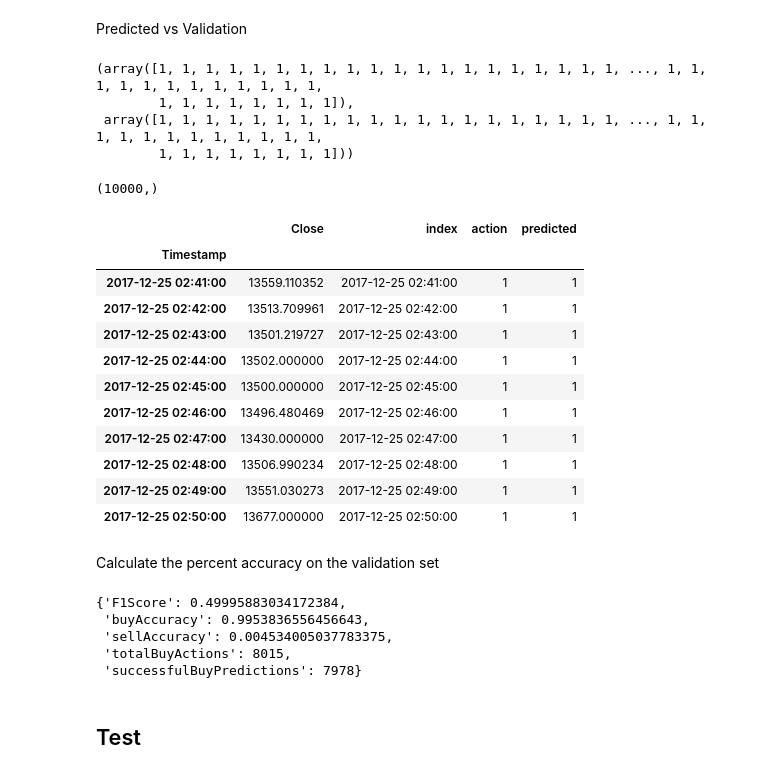
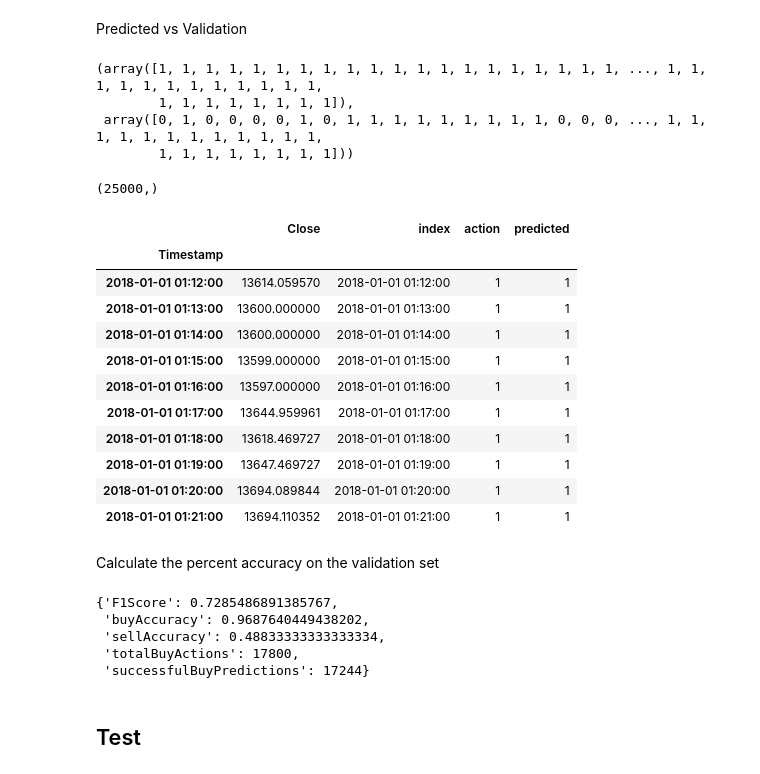
Before and after one commit to iaghidro/stock-predictor, a Jupyter notebook: fastAI/binaryClassificationBTC.ipynb, the cells around one changed output. Drawn from its saved outputs; the diff is of its cells as text; code cells hidden in the pictures.

Commit message:
added more TA, accuracy of 89% for F1 score

```diff
--- a/fastAI/binaryClassificationBTC.ipynb
+++ b/fastAI/binaryClassificationBTC.ipynb
@@ -173,0 +153,4 @@ train.tail(30).T.head(70)
+# %%
+pd.set_option('display.max_columns', 100)
+pd.set_option('display.max_rows', 100)
+train.tail(50).T.head(100)
@@ -190,12 +192,15 @@ train.head()
 # %% [markdown]
 Identify categorical vs continuous variables.  PassengerId serves as the unique identifier for each row.
 # %%
-cat_vars = ['TimestampYear', 'TimestampMonth', 'TimestampWeek', 'TimestampDay', 'hour','minute', 'TimestampDayofweek', 'TimestampDayofyear',
-'TimestampIs_month_end', 'TimestampIs_month_start', 'TimestampIs_quarter_end', 'TimestampIs_quarter_start',
-'TimestampIs_year_end', 'TimestampIs_year_start']
+cat_vars = ['TimestampYear', 'TimestampMonth', 'TimestampWeek', 'TimestampDay', 'hour','minute', 'TimestampDayofweek',
+'TimestampDayofyear','TimestampIs_month_end', 'TimestampIs_month_start', 'TimestampIs_quarter_end',
+'TimestampIs_quarter_start','TimestampIs_year_end', 'TimestampIs_year_start']
 
-contin_vars = ['Open', 'Close','High', 'Low', 'VolumeBTC', 'WeightedPrice', 'TimestampElapsed']
-# ,'volume_adi','volume_obv','momentum_rsi'
+contin_vars = ['Open', 'Close','High', 'Low', 'VolumeBTC', 'WeightedPrice', 'TimestampElapsed',
+'volume_adi','volume_obv','volume_nvi','volatility_bbh','volatility_bbl','volatility_atr','volatility_bbm'
+,'trend_adx_pos','momentum_rsi','momentum_stoch','trend_ichimoku_a','trend_ichimoku_b','trend_mass_index']
+# , 'volume_obvm','volume_fi','volume_em','volume_vpt',
+#                'trend_adx_neg','volume_cmf','volume_nvi'
 
 index='Timestamp'
 dep = 'action'
@@ -448,40 +450,40 @@ Predicted vs Validation
 # %% [output]
 (array([1, 1, 1, 1, 1, 1, 1, 1, 1, 1, 1, 1, 1, 1, 1, 1, 1, 1, 1, 1, ..., 1, 1, 1, 1, 1, 1, 1, 1, 1, 1, 1, 1,
         1, 1, 1, 1, 1, 1, 1, 1]),
- array([1, 1, 1, 1, 1, 1, 1, 1, 1, 1, 1, 1, 1, 1, 1, 1, 1, 1, 1, 1, ..., 1, 1, 1, 1, 1, 1, 1, 1, 1, 1, 1, 1,
+ array([0, 1, 0, 0, 0, 0, 1, 0, 1, 1, 1, 1, 1, 1, 1, 1, 1, 0, 0, 0, ..., 1, 1, 1, 1, 1, 1, 1, 1, 1, 1, 1, 1,
         1, 1, 1, 1, 1, 1, 1, 1]))
 # %%
 y1.shape
 # %% [output]
-(10000,)
+(25000,)
 # %%
 val = train.iloc[val_idx]
 val[[dep]]
 valpred = pd.DataFrame({'Close':val.Close,'index':val.index, 'action':val.action, 'predicted':np.argmax(x,axis=1)})[['Close','index', 'action','predicted']]
-valpred.head(10)
+valpred.tail(10)
 # %% [output]
 |  | Close | index | action | predicted |
 | Timestamp |  |  |  |  |
-| 2017-12-25 02:41:00 | 13559.110352 | 2017-12-25 02:41:00 | 1 | 1 |
-| 2017-12-25 02:42:00 | 13513.709961 | 2017-12-25 02:42:00 | 1 | 1 |
-| 2017-12-25 02:43:00 | 13501.219727 | 2017-12-25 02:43:00 | 1 | 1 |
-| 2017-12-25 02:44:00 | 13502.000000 | 2017-12-25 02:44:00 | 1 | 1 |
-| 2017-12-25 02:45:00 | 13500.000000 | 2017-12-25 02:45:00 | 1 | 1 |
-| 2017-12-25 02:46:00 | 13496.480469 | 2017-12-25 02:46:00 | 1 | 1 |
-| 2017-12-25 02:47:00 | 13430.000000 | 2017-12-25 02:47:00 | 1 | 1 |
-| 2017-12-25 02:48:00 | 13506.990234 | 2017-12-25 02:48:00 | 1 | 1 |
-| 2017-12-25 02:49:00 | 13551.030273 | 2017-12-25 02:49:00 | 1 | 1 |
-| 2017-12-25 02:50:00 | 13677.000000 | 2017-12-25 02:50:00 | 1 | 1 |
+| 2018-01-01 01:12:00 | 13614.059570 | 2018-01-01 01:12:00 | 1 | 1 |
+| 2018-01-01 01:13:00 | 13600.000000 | 2018-01-01 01:13:00 | 1 | 1 |
+| 2018-01-01 01:14:00 | 13600.000000 | 2018-01-01 01:14:00 | 1 | 1 |
+| 2018-01-01 01:15:00 | 13599.000000 | 2018-01-01 01:15:00 | 1 | 1 |
+| 2018-01-01 01:16:00 | 13597.000000 | 2018-01-01 01:16:00 | 1 | 1 |
+| 2018-01-01 01:17:00 | 13644.959961 | 2018-01-01 01:17:00 | 1 | 1 |
+| 2018-01-01 01:18:00 | 13618.469727 | 2018-01-01 01:18:00 | 1 | 1 |
+| 2018-01-01 01:19:00 | 13647.469727 | 2018-01-01 01:19:00 | 1 | 1 |
+| 2018-01-01 01:20:00 | 13694.089844 | 2018-01-01 01:20:00 | 1 | 1 |
+| 2018-01-01 01:21:00 | 13694.110352 | 2018-01-01 01:21:00 | 1 | 1 |
 # %% [markdown]
 Calculate the percent accuracy on the validation set
 # %%
 calculateAccuracy(valpred)
 # %% [output]
-{'F1Score': 0.49995883034172384,
- 'buyAccuracy': 0.9953836556456643,
- 'sellAccuracy': 0.004534005037783375,
- 'totalBuyActions': 8015,
- 'successfulBuyPredictions': 7978}
+{'F1Score': 0.7285486891385767,
+ 'buyAccuracy': 0.9687640449438202,
+ 'sellAccuracy': 0.48833333333333334,
+ 'totalBuyActions': 17800,
+ 'successfulBuyPredictions': 17244}
 # %% [markdown]
 ## Test
 # %%
```
Also changed, not shown: parts of 25 cells of this notebook, 1 other file.
